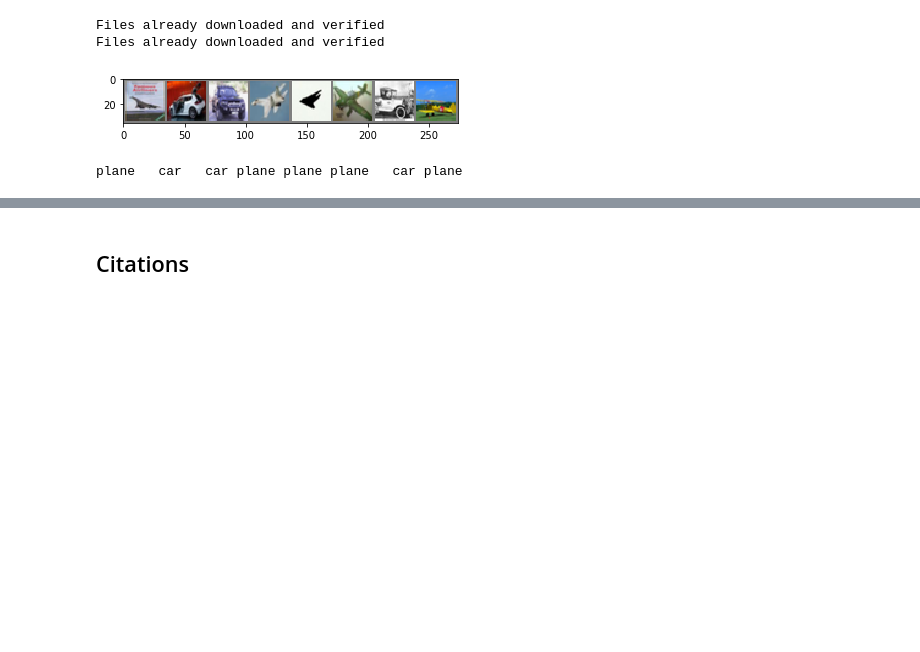
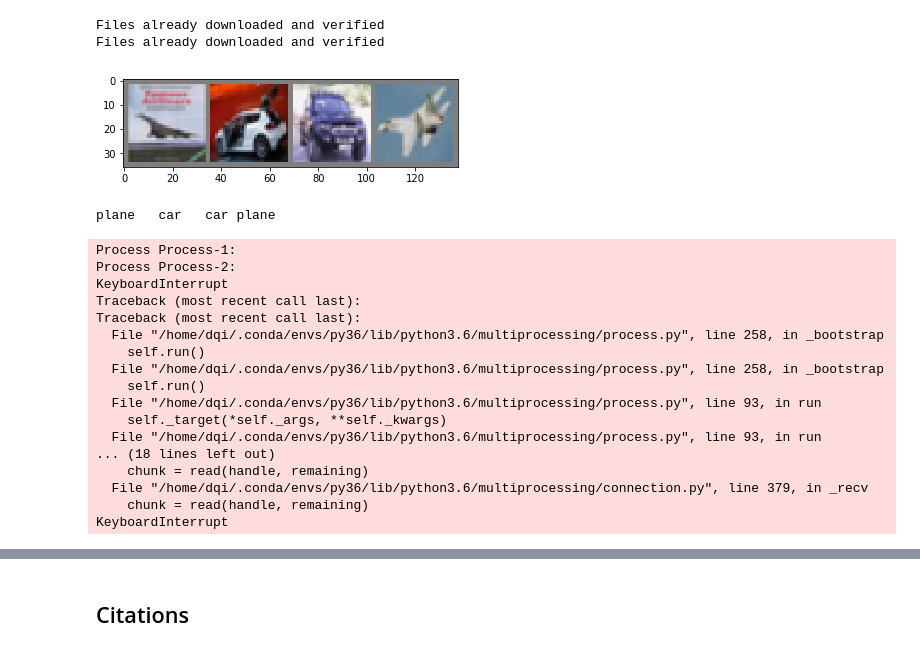
Before and after one commit to dqii/cos511_final_project, a Jupyter notebook: bkl.ipynb, the cells around one changed output, grey strips where cells are left out. Drawn from its saved outputs; the diff is of its cells as text; code cells hidden in the pictures; blank space fills up the shorter version.

```diff
--- a/bkl.ipynb
+++ b/bkl.ipynb
@@ -24,19 +34,32 @@ testset = torchvision.datasets.CIFAR10(root='./data', train=False,
 classes = ('plane', 'car', 'bird', 'cat', 'deer', 'dog', 'frog', 'horse', 'ship', 'truck')
 
 # create binary dataset
+label1 = 0; label2 = 1 # change if desired
 trainset.train_labels = np.array(trainset.train_labels)
 testset.test_labels = np.array(testset.test_labels)
-mask = (trainset.train_labels < 2) # change if desired
+
+# adjust train set
+mask = (trainset.train_labels == label1) | (trainset.train_labels == label2)
 trainset.train_data=trainset.train_data[mask]
 trainset.train_labels=trainset.train_labels[mask]
-mask = (testset.test_labels < 2)
+mask1 = (trainset.train_labels == label1)
+mask2 = (trainset.train_labels == label2)
+trainset.train_labels[mask1] = 0
+trainset.train_labels[mask2] = 1
+
+# adjust test set
+mask = (testset.test_labels == label1) | (testset.test_labels == label2)
 testset.test_data=testset.test_data[mask]
 testset.test_labels=testset.test_labels[mask]
+mask1 = (testset.test_labels == label1)
+mask2 = (testset.test_labels == label2)
+testset.test_labels[mask1] = 0
+testset.test_labels[mask2] = 1
 
 # load datasets for experiments: 1 at a time for training; 8 at a time for testing
 trainloader = torch.utils.data.DataLoader(trainset, batch_size=1,
                                           shuffle=True, num_workers=2)
-testloader = torch.utils.data.DataLoader(testset, batch_size=8,
+testloader = torch.utils.data.DataLoader(testset, batch_size=1,
                                          shuffle=False, num_workers=2)
 # %% [output]
 Files already downloaded and verified
@@ -44,24 +67,47 @@ Files already downloaded and verified
 # %%
 import matplotlib.pyplot as plt
 
 # functions to show an image
 def imshow(img):
     img = img / 2 + 0.5     # unnormalize
     npimg = img.numpy()
     plt.imshow(np.transpose(npimg, (1, 2, 0)))
     plt.show()
 
 # get some random training images
 dataiter = iter(testloader)
-images, labels = dataiter.next()
+images = []; labels = []
+for _ in range(4):
+    image, label = dataiter.next()
+    images.append(image)
+    labels.append(label)
+images = torch.from_numpy(np.concatenate(images, 0))
+labels = torch.from_numpy(np.concatenate(labels, 0))
 
 # show images
 imshow(torchvision.utils.make_grid(images))
 # print labels
-print(' '.join('%5s' % classes[labels[j]] for j in range(8)))
+print(' '.join('%5s' % classes[labels[j]] for j in range(4)))
 # %% [output]
-[figure, old version]
+[figure, new version]
-plane   car   car plane plane plane   car plane
+plane   car   car plane
+Process Process-1:
+Process Process-2:
+KeyboardInterrupt
+Traceback (most recent call last):
+Traceback (most recent call last):
+  File "/home/dqi/.conda/envs/py36/lib/python3.6/multiprocessing/process.py", line 258, in _bootstrap
+    self.run()
+  File "/home/dqi/.conda/envs/py36/lib/python3.6/multiprocessing/process.py", line 258, in _bootstrap
+    self.run()
+  File "/home/dqi/.conda/envs/py36/lib/python3.6/multiprocessing/process.py", line 93, in run
+    self._target(*self._args, **self._kwargs)
+  File "/home/dqi/.conda/envs/py36/lib/python3.6/multiprocessing/process.py", line 93, in run
+... (18 lines left out)
+    chunk = read(handle, remaining)
+  File "/home/dqi/.conda/envs/py36/lib/python3.6/multiprocessing/connection.py", line 379, in _recv
+    chunk = read(handle, remaining)
+KeyboardInterrupt
 # %%
 # neural net
 import torch.nn as nn
```
Also changed, not shown: parts of 15 cells of this notebook.
